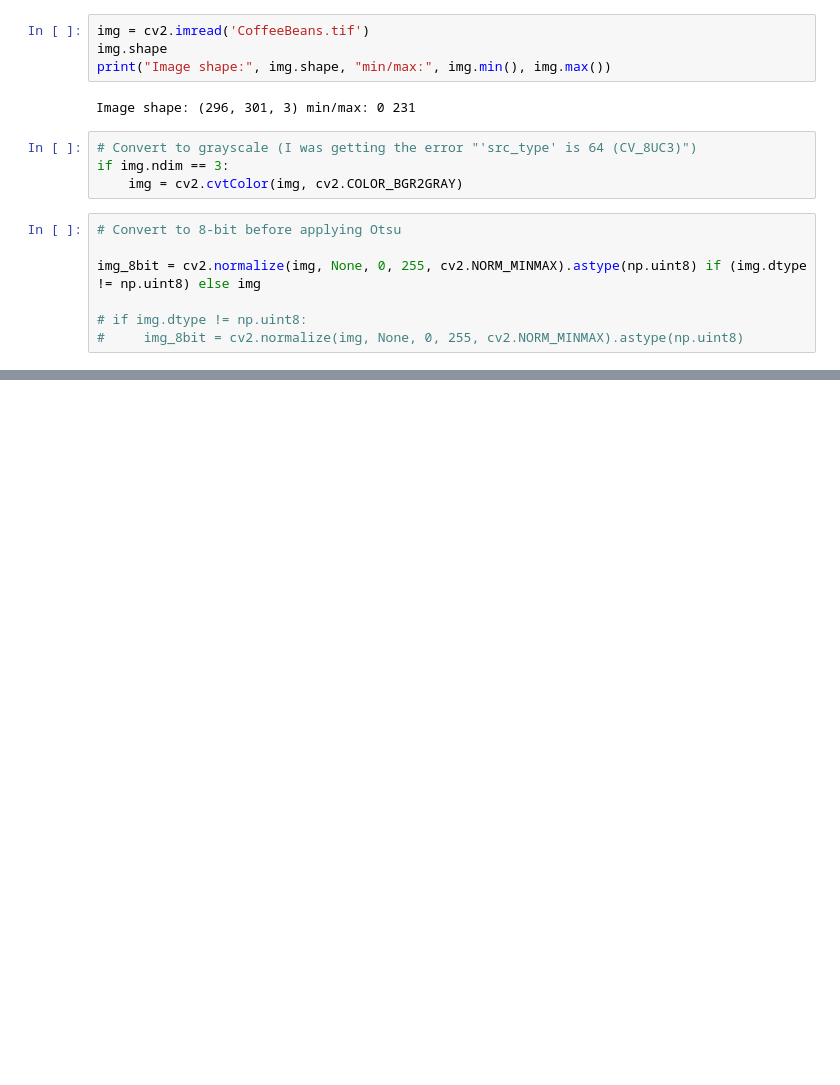
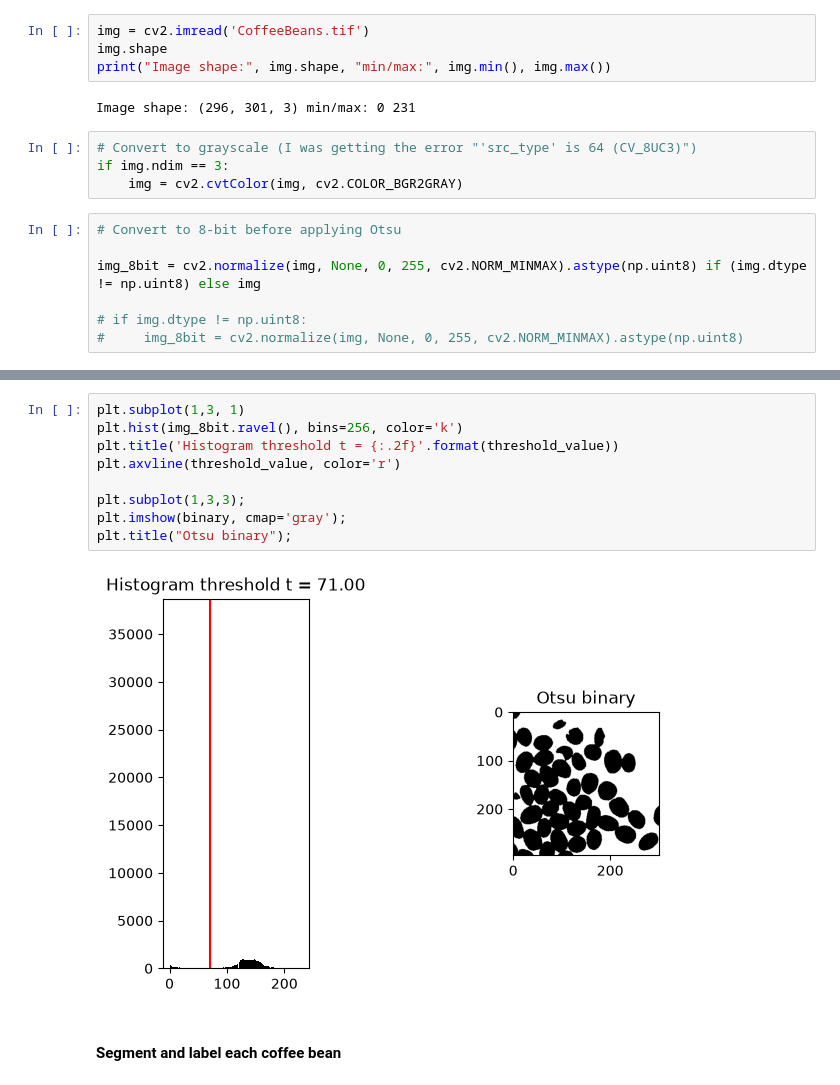
Before and after one commit to bdsh-14/unr-ee681-image-analysis, a Jupyter notebook: HW3/assignment3.ipynb, the cells around one changed output, grey strips where cells are left out. Cells and saved outputs as stored; diff of their text form; blank space fills up the shorter version.

Commit message:
Starting with segment and label

```diff
--- a/HW3/assignment3.ipynb
+++ b/HW3/assignment3.ipynb
@@ -29,0 +51,13 @@ Otsu threshold:  71.0
+# %%
+plt.subplot(1,3, 1)
+plt.hist(img_8bit.ravel(), bins=256, color='k')
+plt.title('Histogram threshold t = {:.2f}'.format(threshold_value))
+plt.axvline(threshold_value, color='r')
+
+plt.subplot(1,3,3);
+plt.imshow(binary, cmap='gray');
+plt.title("Otsu binary");
+# %% [output]
+[figure, added]
+# %% [markdown]
+ #### Segment and label each coffee bean
```
Also changed, not shown: parts of 5 cells of this notebook.
